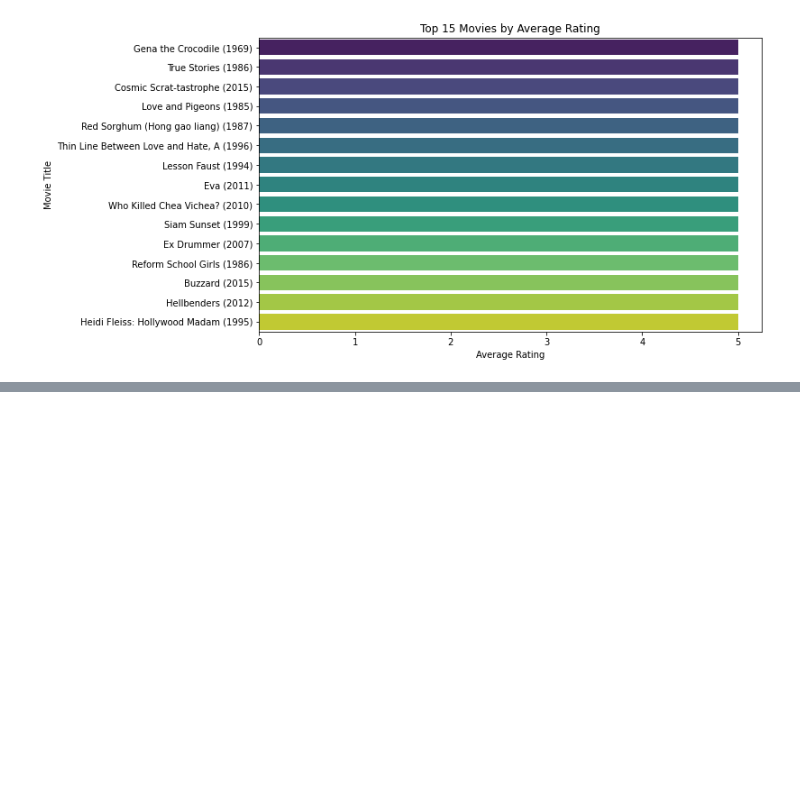
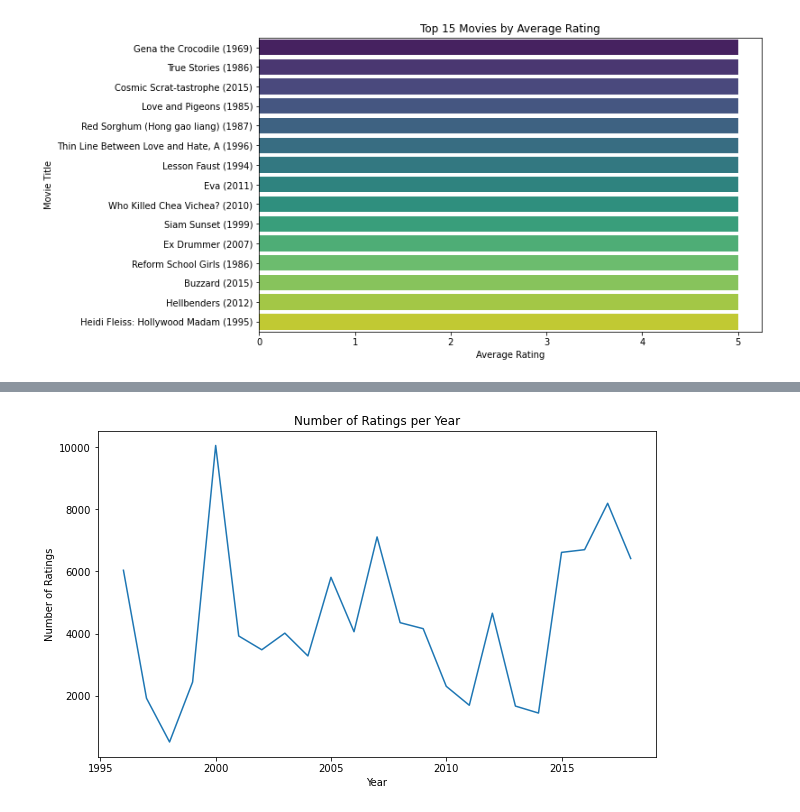
Before and after one commit to OchiengGideon/Group3_phase4_Project, a Jupyter notebook: Recommendation System.ipynb, the cells around one changed output, grey strips where cells are left out. Saved outputs shown, nothing was run; the diff lists cells and outputs as text; code cells hidden in the pictures; blank space fills up the shorter version.

```diff
--- a/Recommendation System.ipynb
+++ b/Recommendation System.ipynb
@@ -280,0 +293,11 @@ plt.show()
+# %%
+df['year'] = pd.to_datetime(df['timestamp'], unit='s').dt.year
+ratings_per_year = df.groupby('year').size()
+plt.figure(figsize=(10, 6))
+ratings_per_year.plot(kind='line')
+plt.title('Number of Ratings per Year')
+plt.xlabel('Year')
+plt.ylabel('Number of Ratings')
+plt.show()
+# %% [output]
+[figure, added]
```
Also changed, not shown: parts of 2 cells of this notebook.
